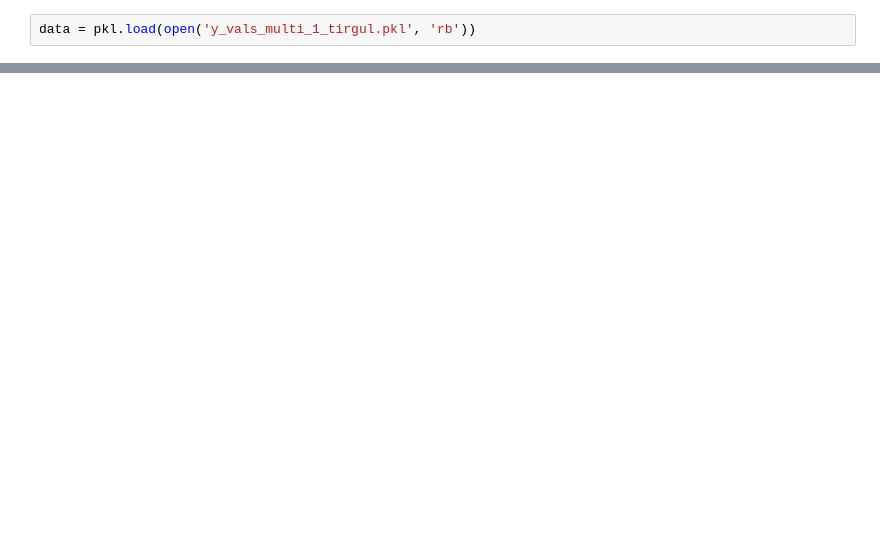
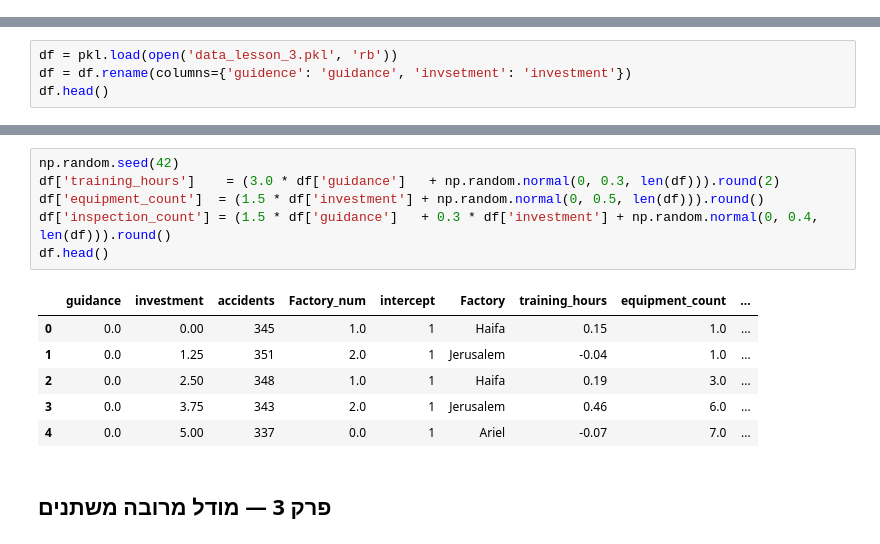
Before and after one commit to Razelbaz1/regression-course, a Jupyter notebook: lesson3/lesson_3_lin_reg_tirgul.ipynb, the cells around one changed output, grey strips where cells are left out. Cells and saved outputs as stored; diff of their text form; blank space fills up the shorter version.

```diff
--- a/lesson3/lesson_3_lin_reg_tirgul.ipynb
+++ b/lesson3/lesson_3_lin_reg_tirgul.ipynb
@@ -141,2 +0,0 @@ $$\hat{Y} = b_0 + b_1*X_1 + b_2*X_2 +b_3*X_3 + b_4*X_4   + b_5 *X_5$$
-# %%
-data = pkl.load(open('y_vals_multi_1_tirgul.pkl', 'rb'))
@@ -530,0 +15,4 @@ std_beta_table
+# %%
+df = pkl.load(open('data_lesson_3.pkl', 'rb'))
+df = df.rename(columns={'guidence': 'guidance', 'invsetment': 'investment'})
+df.head()
@@ -530,0 +26,15 @@ std_beta_table
+# %%
+np.random.seed(42)
+df['training_hours']    = (3.0 * df['guidance']   + np.random.normal(0, 0.3, len(df))).round(2)
+df['equipment_count']  = (1.5 * df['investment'] + np.random.normal(0, 0.5, len(df))).round()
+df['inspection_count'] = (1.5 * df['guidance']   + 0.3 * df['investment'] + np.random.normal(0, 0.4, len(df))).round()
+df.head()
+# %% [output]
+|  | guidance | investment | accidents | Factory_num | intercept | Factory | training_hours | equipment_count | ... |
+| 0 | 0.0 | 0.00 | 345 | 1.0 | 1 | Haifa | 0.15 | 1.0 | ... |
+| 1 | 0.0 | 1.25 | 351 | 2.0 | 1 | Jerusalem | -0.04 | 1.0 | ... |
+| 2 | 0.0 | 2.50 | 348 | 1.0 | 1 | Haifa | 0.19 | 3.0 | ... |
+| 3 | 0.0 | 3.75 | 343 | 2.0 | 1 | Jerusalem | 0.46 | 6.0 | ... |
+| 4 | 0.0 | 5.00 | 337 | 0.0 | 1 | Ariel | -0.07 | 7.0 | ... |
+# %% [markdown]
+<h2 dir="rtl">פרק 3 — מודל מרובה משתנים</h2>
```
Also changed, not shown: parts of 62 cells of this notebook, 2 other files.
